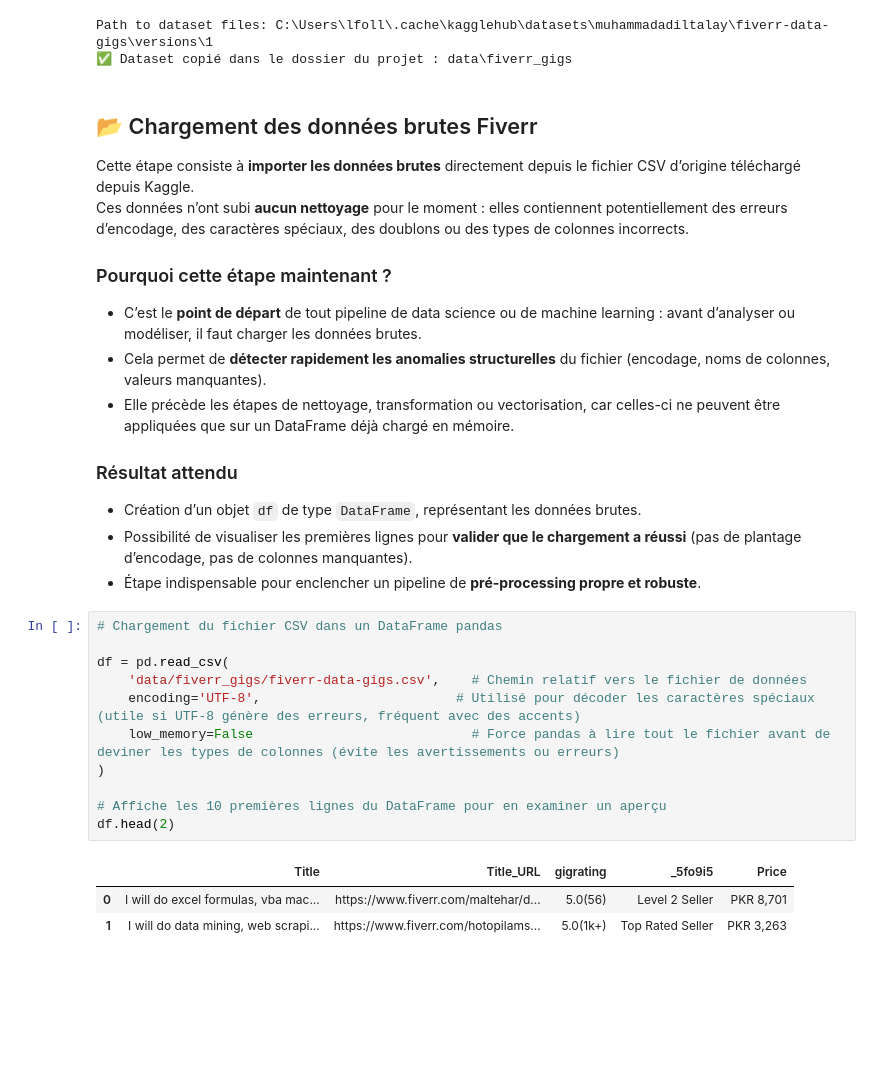
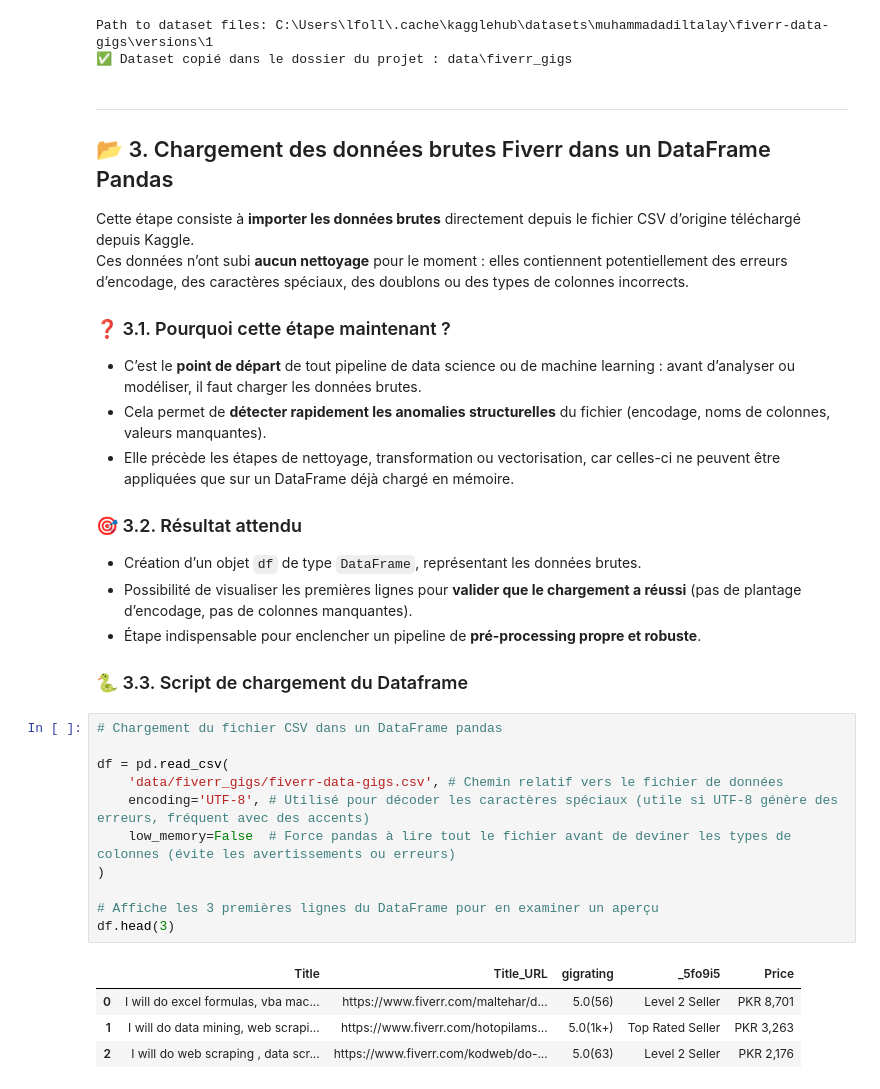
Before and after one commit to lululafrite/ia.follaco.fr, a Jupyter notebook: 01_pre-processing.ipynb, the cells around one changed output. Saved outputs shown, nothing was run; the diff lists cells and outputs as text; blank space fills up the shorter version.

```diff
--- a/01_pre-processing.ipynb
+++ b/01_pre-processing.ipynb
@@ -79,32 +202,36 @@ print(f"✅ Dataset copié dans le dossier du projet : {target_path}")
 Path to dataset files: C:\Users\lfoll\.cache\kagglehub\datasets\muhammadadiltalay\fiverr-data-gigs\versions\1
 ✅ Dataset copié dans le dossier du projet : data\fiverr_gigs
 # %% [markdown]
-## 📂 Chargement des données brutes Fiverr
+---
+## 📂 3. Chargement des données brutes Fiverr dans un DataFrame Pandas
 
 Cette étape consiste à **importer les données brutes** directement depuis le fichier CSV d’origine téléchargé depuis Kaggle.
 Ces données n’ont subi **aucun nettoyage** pour le moment : elles contiennent potentiellement des erreurs d’encodage, des caractères spéciaux, des doublons ou des types de colonnes incorrects.
 
-### Pourquoi cette étape maintenant ?
+### ❓ 3.1. Pourquoi cette étape maintenant ?
 - C’est le **point de départ** de tout pipeline de data science ou de machine learning : avant d’analyser ou modéliser, il faut charger les données brutes.
 - Cela permet de **détecter rapidement les anomalies structurelles** du fichier (encodage, noms de colonnes, valeurs manquantes).
 - Elle précède les étapes de nettoyage, transformation ou vectorisation, car celles-ci ne peuvent être appliquées que sur un DataFrame déjà chargé en mémoire.
 
-### Résultat attendu
+### 🎯 3.2. Résultat attendu
 - Création d’un objet `df` de type `DataFrame`, représentant les données brutes.
 - Possibilité de visualiser les premières lignes pour **valider que le chargement a réussi** (pas de plantage d’encodage, pas de colonnes manquantes).
 - Étape indispensable pour enclencher un pipeline de **pré-processing propre et robuste**.
+
+### 🐍 3.3. Script de chargement du Dataframe
 # %%
 # Chargement du fichier CSV dans un DataFrame pandas
 
 df = pd.read_csv(
-    'data/fiverr_gigs/fiverr-data-gigs.csv',    # Chemin relatif vers le fichier de données
-    encoding='UTF-8',                         # Utilisé pour décoder les caractères spéciaux (utile si UTF-8 génère des erreurs, fréquent avec des accents)
-    low_memory=False                            # Force pandas à lire tout le fichier avant de deviner les types de colonnes (évite les avertissements ou erreurs)
+    'data/fiverr_gigs/fiverr-data-gigs.csv', # Chemin relatif vers le fichier de données
+    encoding='UTF-8', # Utilisé pour décoder les caractères spéciaux (utile si UTF-8 génère des erreurs, fréquent avec des accents)
+    low_memory=False  # Force pandas à lire tout le fichier avant de deviner les types de colonnes (évite les avertissements ou erreurs)
 )
 
-# Affiche les 10 premières lignes du DataFrame pour en examiner un aperçu
-df.head(2)
+# Affiche les 3 premières lignes du DataFrame pour en examiner un aperçu
+df.head(3)
 # %% [output]
 |  | Title | Title_URL | gigrating | _5fo9i5 | Price |
 | 0 | I will do excel formulas, vba mac... | https://www.fiverr.com/maltehar/d... | 5.0(56) | Level 2 Seller | PKR 8,701 |
 | 1 | I will do data mining, web scrapi... | https://www.fiverr.com/hotopilams... | 5.0(1k+) | Top Rated Seller | PKR 3,263 |
+| 2 | I will do web scraping , data scr... | https://www.fiverr.com/kodweb/do-... | 5.0(63) | Level 2 Seller | PKR 2,176 |
```
Also changed, not shown: parts of 57 cells of this notebook, 4 other files.
